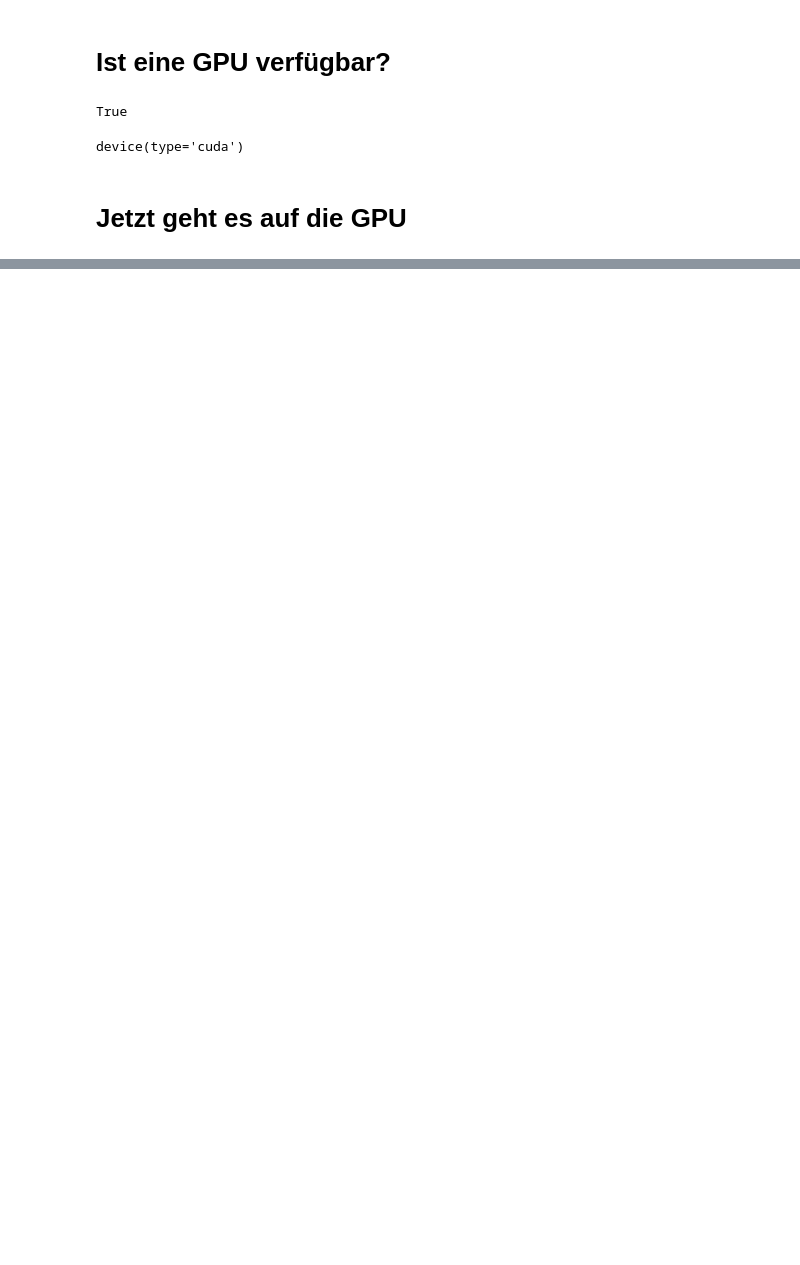
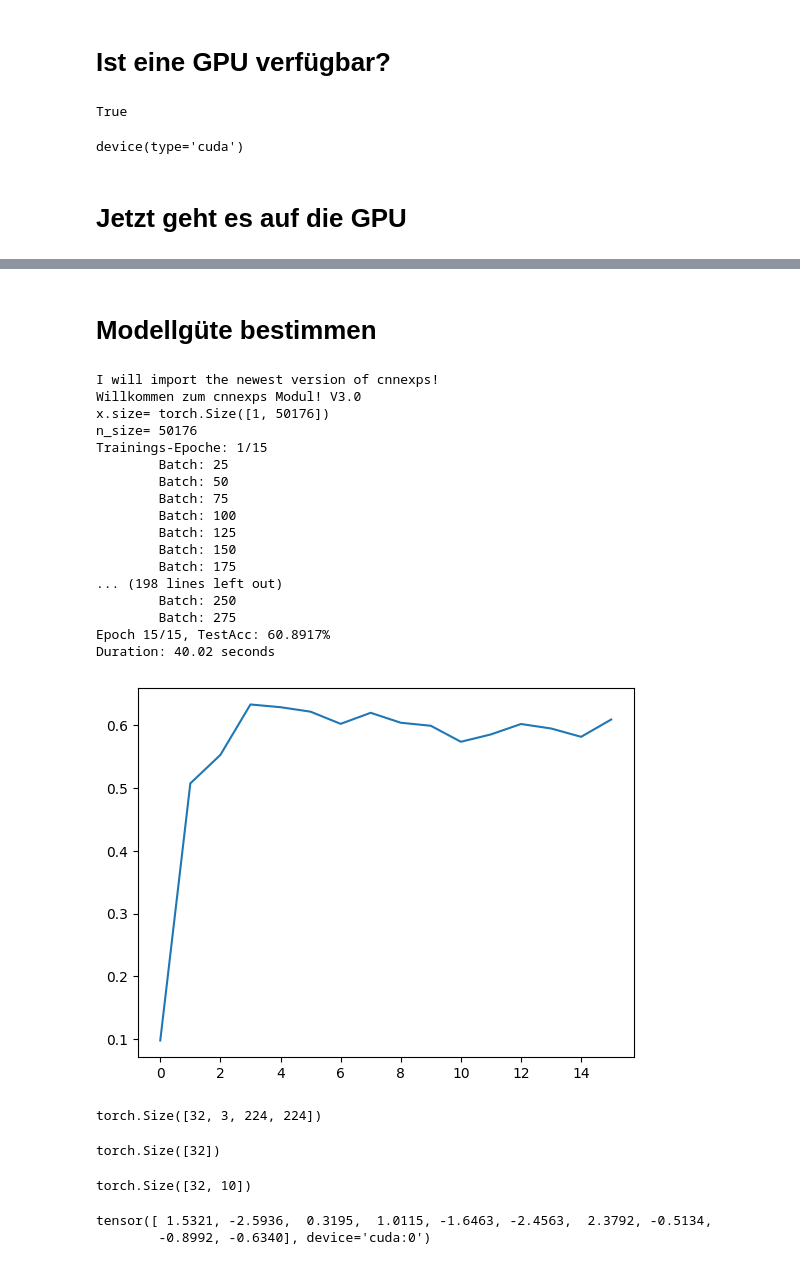
Before and after one commit to juebrauer/ws23_deeplearning4computervision, a Jupyter notebook: 1-2_cnn_trainieren_und_testen.ipynb, the cells around one changed output, grey strips where cells are left out. Drawn from its saved outputs; the diff is of its cells as text; code cells hidden in the pictures; blank space fills up the shorter version.

```diff
--- a/1-2_cnn_trainieren_und_testen.ipynb
+++ b/1-2_cnn_trainieren_und_testen.ipynb
@@ -406,0 +435,46 @@ Trainings-Epoche: 1/2
+# %% [markdown]
+# Modellgüte bestimmen
+# %%
+import sys
+already_imported = "cnnexps" in sys.modules.keys()
+if already_imported:
+    print("I will import the newest version of cnnexps!")
+    import importlib
+    importlib.reload(cnnexps)
+else:
+    print("I will import cnnexps for the 1st time!")
+    import cnnexps
+
+# 1. Datensatz einlesen
+folder = "imagenette2_320px/"
+train_loader, test_loader = cnnexps.prepare_dataset( folder )
+
+# 2. CNN erstellen
+model = cnnexps.SimpleCNN()
+
+# 3. Training auf CPU oder GPU?
+import torch
+device = torch.device("cuda" if torch.cuda.is_available() else "cpu")
+model = model.to(device)
+
+# 4. Training starten
+cnnexps.train_model(model, device, train_loader, test_loader, num_epochs=15)
+# %% [output]
+I will import the newest version of cnnexps!
+Willkommen zum cnnexps Modul! V3.0
+x.size= torch.Size([1, 50176])
+n_size= 50176
+Trainings-Epoche: 1/15
+        Batch: 25
+        Batch: 50
+        Batch: 75
+        Batch: 100
+        Batch: 125
+        Batch: 150
+        Batch: 175
+... (198 lines left out)
+        Batch: 250
+        Batch: 275
+Epoch 15/15, TestAcc: 60.8917%
+Duration: 40.02 seconds
+[figure, added]
@@ -406,0 +493,17 @@ Trainings-Epoche: 1/2
+# %%
+images.shape
+# %% [output]
+torch.Size([32, 3, 224, 224])
+# %%
+labels.shape
+# %% [output]
+torch.Size([32])
+# %%
+outputs.shape
+# %% [output]
+torch.Size([32, 10])
+# %%
+outputs[1]
+# %% [output]
+tensor([ 1.5321, -2.5936,  0.3195,  1.0115, -1.6463, -2.4563,  2.3792, -0.5134,
+        -0.8992, -0.6340], device='cuda:0')
```
Also changed, not shown: parts of 32 cells of this notebook, 1 other file.
